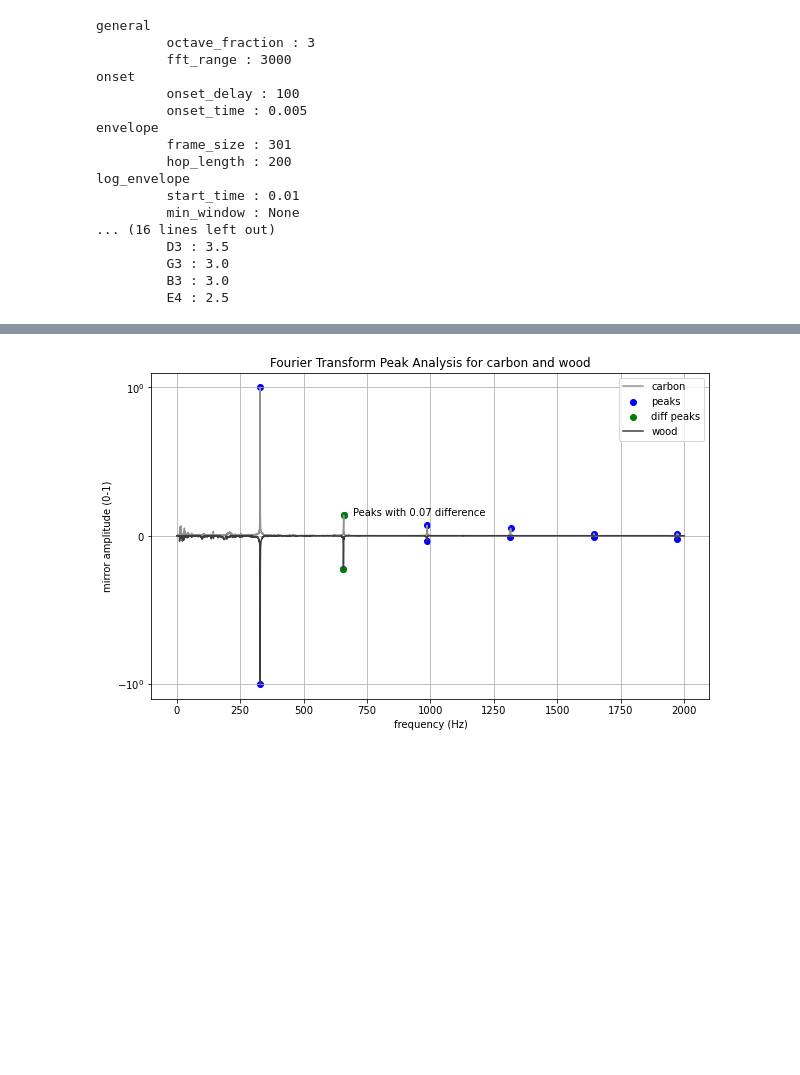
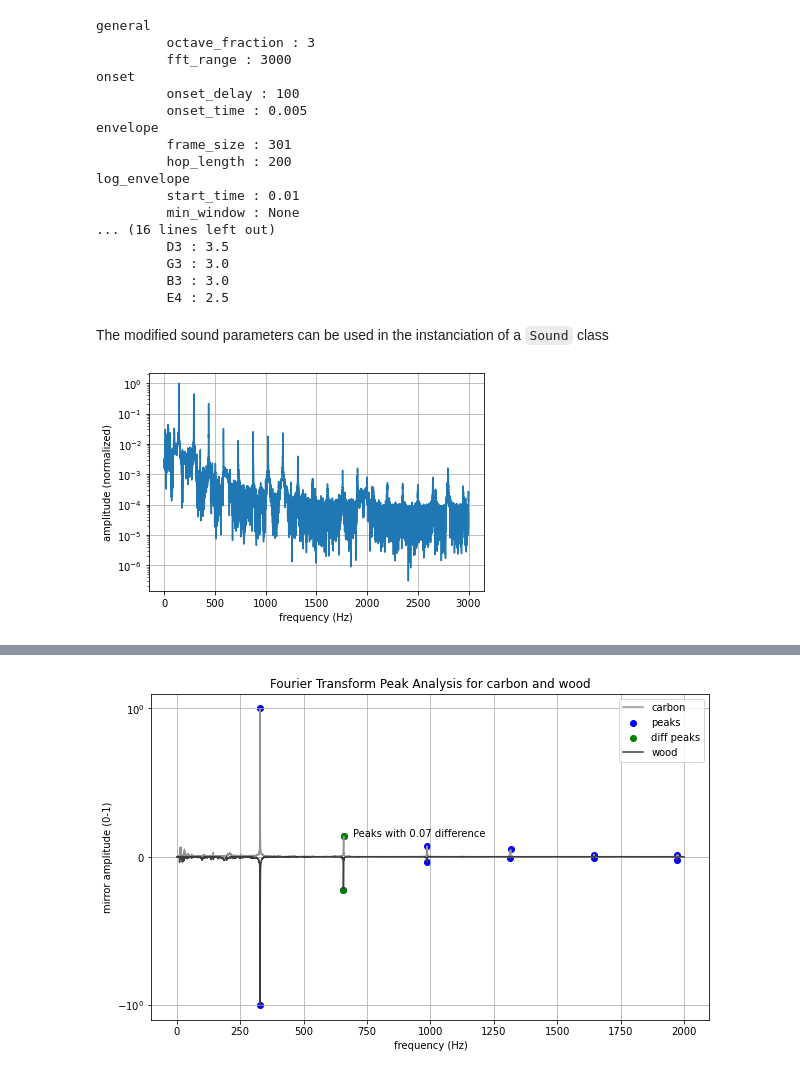
Before and after one commit to olivecha/guitarsounds, a Jupyter notebook: docs/API_Tutorial.ipynb, the cells around one changed output, grey strips where cells are left out. Saved outputs shown, nothing was run; the diff lists cells and outputs as text; code cells hidden in the pictures; blank space fills up the shorter version.

```diff
--- a/docs/API_Tutorial.ipynb
+++ b/docs/API_Tutorial.ipynb
@@ -153,3 +164,11 @@ log_envelope
          G3 : 3.0
          B3 : 3.0
          E4 : 2.5
+# %% [markdown]
+The modified sound parameters can be used in the instanciation of a `Sound` class
+# %%
+new_param_sound = Sound(os.path.join('..', 'example_sounds', 'Wood_Guitar', 'Wood_D4.wav'), SoundParams=parameters)
+
+new_param_sound.plot.fft()
+# %% [output]
+[figure, added]
```
Also changed, not shown: parts of 34 cells of this notebook.
